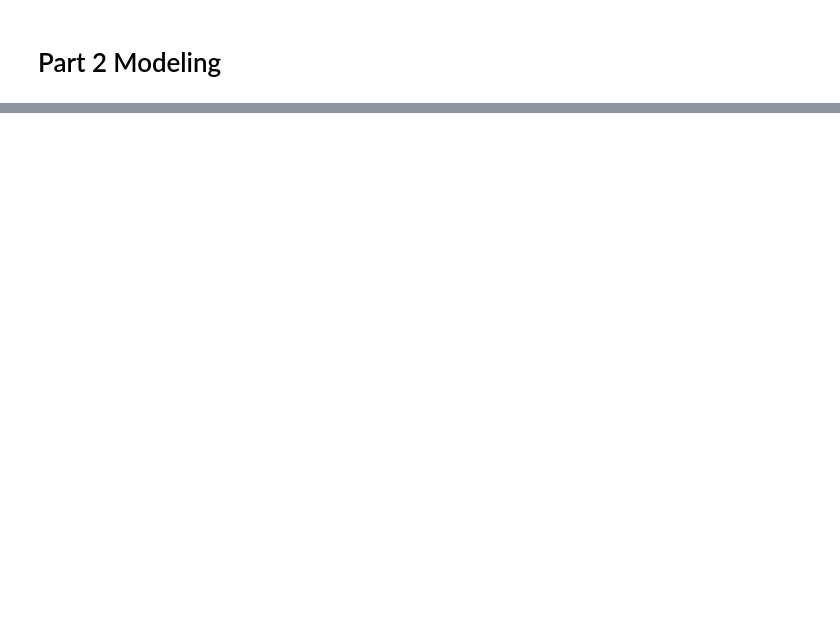
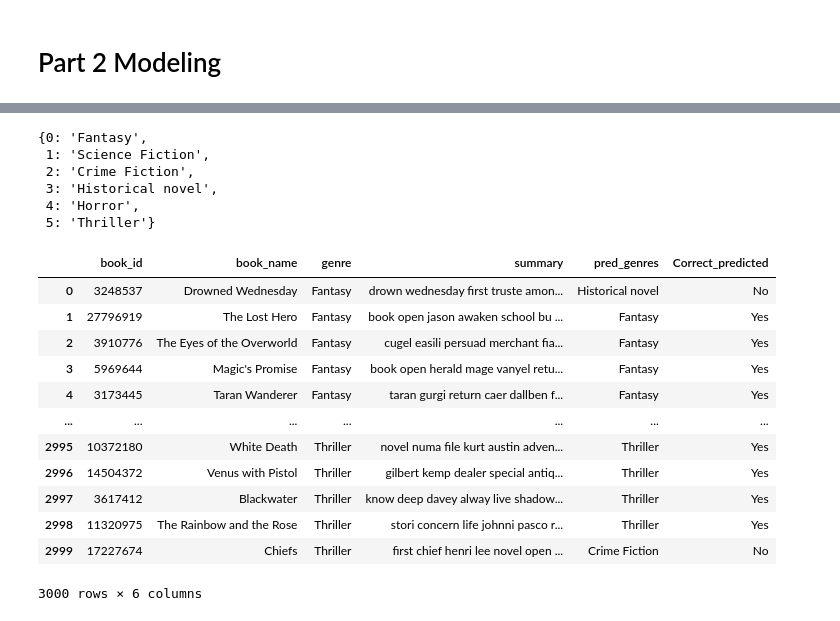
Before and after one commit to Zeeshan-99/Book_genre_classification, a Jupyter notebook: analysis.ipynb, the cells around one changed output, grey strips where cells are left out. Cells and saved outputs as stored; diff of their text form; code cells hidden in the pictures; blank space fills up the shorter version.

```diff
--- a/analysis.ipynb
+++ b/analysis.ipynb
@@ -359,0 +372,4 @@ Random Forest Accuracy: 0.62
+# %%
+tfidf_vectorizer= TfidfVectorizer(max_df=0.8, max_features=10000)
+xtrain_tfidf = tfidf_vectorizer.fit_transform(X_train.values.astype('U'))
+xtest_tfidf= tfidf_vectorizer.transform(X_test.values.astype('U'))
@@ -359,0 +418,35 @@ Random Forest Accuracy: 0.62
+# %%
+mapper2=dict([(value, key) for key, value in mapper.items()])
+mapper2
+# %% [output]
+{0: 'Fantasy',
+ 1: 'Science Fiction',
+ 2: 'Crime Fiction',
+ 3: 'Historical novel',
+ 4: 'Horror',
+ 5: 'Thriller'}
+# %%
+predicted_genres=[]
+
+for i in range(len(ans)):
+    index_val = ans[i][0]
+    predicted_genres.append(index_val)
+df['pred_genres']= predicted_genres
+df['pred_genres']= df['pred_genres'].map(mapper2)
+df['genre']= df['genre'].map(mapper2)
+df['Correct_predicted']= df.apply( lambda x: 'Yes' if x['genre']==x['pred_genres'] else 'No', axis=1)
+df
+# %% [output]
+|  | book_id | book_name | genre | summary | pred_genres | Correct_predicted |
+| 0 | 3248537 | Drowned Wednesday | Fantasy | drown wednesday first truste amon... | Historical novel | No |
+| 1 | 27796919 | The Lost Hero | Fantasy | book open jason awaken school bu ... | Fantasy | Yes |
+| 2 | 3910776 | The Eyes of the Overworld | Fantasy | cugel easili persuad merchant fia... | Fantasy | Yes |
+| 3 | 5969644 | Magic's Promise | Fantasy | book open herald mage vanyel retu... | Fantasy | Yes |
+| 4 | 3173445 | Taran Wanderer | Fantasy | taran gurgi return caer dallben f... | Fantasy | Yes |
+| ... | ... | ... | ... | ... | ... | ... |
+| 2995 | 10372180 | White Death | Thriller | novel numa file kurt austin adven... | Thriller | Yes |
+| 2996 | 14504372 | Venus with Pistol | Thriller | gilbert kemp dealer special antiq... | Thriller | Yes |
+| 2997 | 3617412 | Blackwater | Thriller | know deep davey alway live shadow... | Thriller | Yes |
+| 2998 | 11320975 | The Rainbow and the Rose | Thriller | stori concern life johnni pasco r... | Thriller | Yes |
+| 2999 | 17227674 | Chiefs | Thriller | first chief henri lee novel open ... | Crime Fiction | No |
+3000 rows × 6 columns
```
Also changed, not shown: parts of 12 cells of this notebook.
